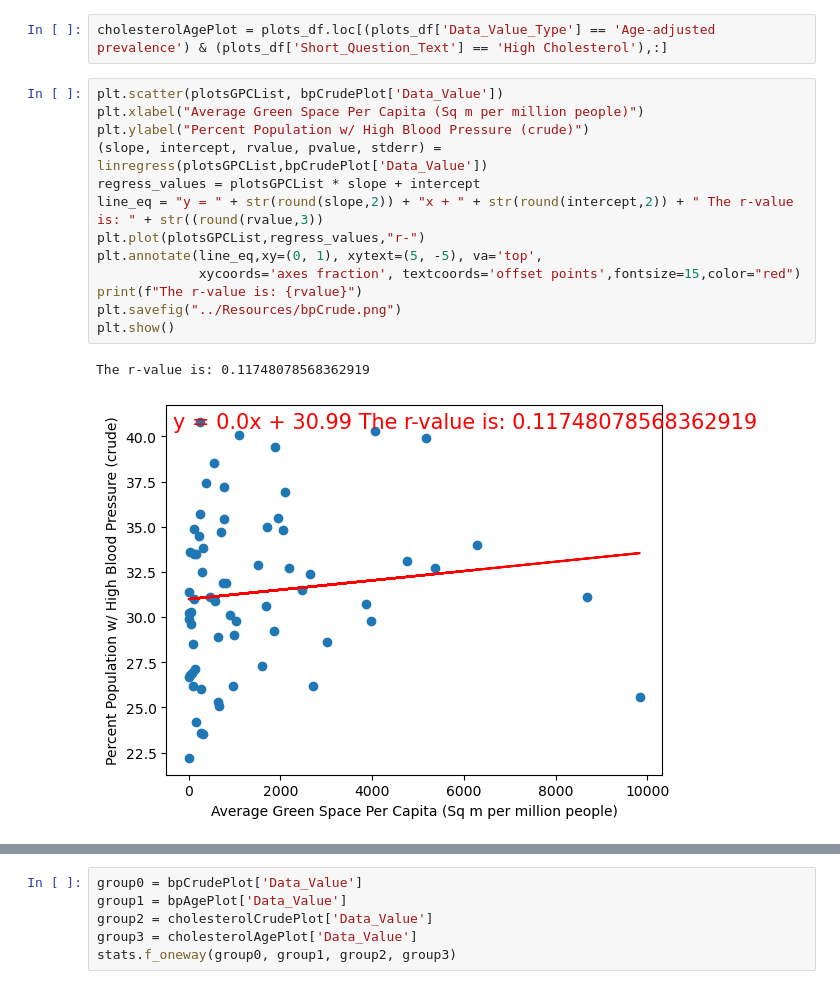
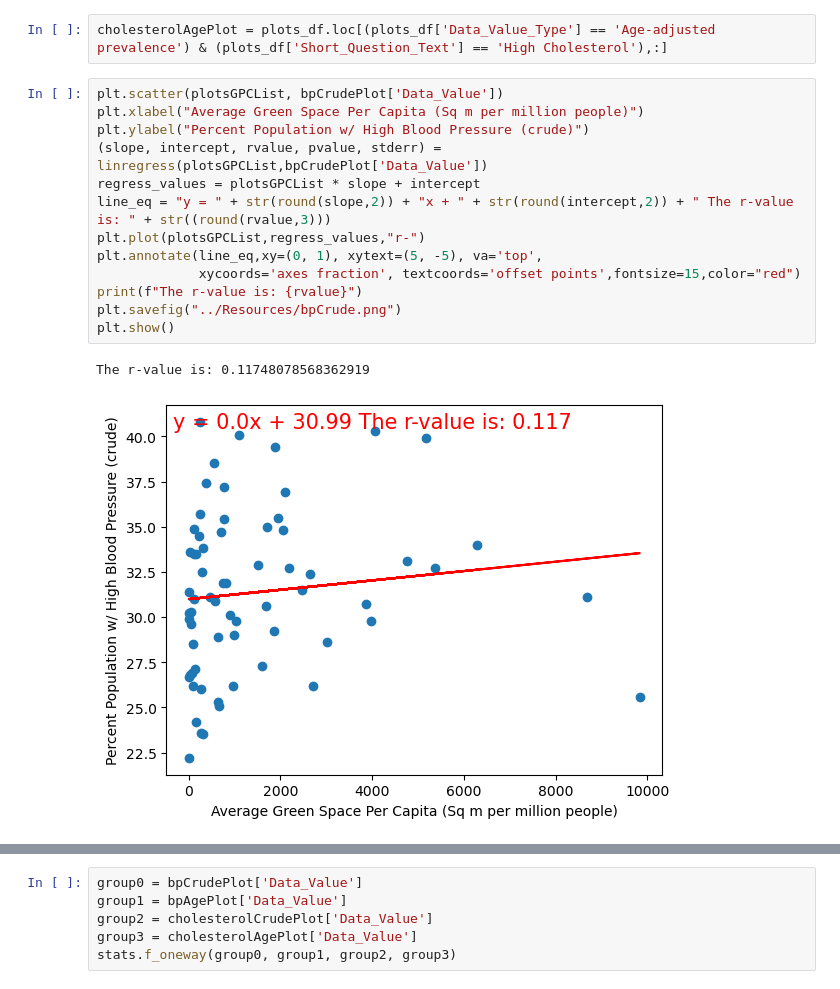
Before and after one commit to codyallison/Project3-Greenspace-Health, a Jupyter notebook: code/datacleanup.ipynb, the cells around one changed output, grey strips where cells are left out. Cells and saved outputs as stored; diff of their text form.

```diff
--- a/code/datacleanup.ipynb
+++ b/code/datacleanup.ipynb
@@ -371,19 +371,19 @@ cholesterolAgePlot = plots_df.loc[(plots_df['Data_Value_Type'] == 'Age-adjusted
 # %%
 plt.scatter(plotsGPCList, bpCrudePlot['Data_Value'])
 plt.xlabel("Average Green Space Per Capita (Sq m per million people)")
 plt.ylabel("Percent Population w/ High Blood Pressure (crude)")
 (slope, intercept, rvalue, pvalue, stderr) = linregress(plotsGPCList,bpCrudePlot['Data_Value'])
 regress_values = plotsGPCList * slope + intercept
-line_eq = "y = " + str(round(slope,2)) + "x + " + str(round(intercept,2)) + " The r-value is: " + str((round(rvalue,3))
+line_eq = "y = " + str(round(slope,2)) + "x + " + str(round(intercept,2)) + " The r-value is: " + str((round(rvalue,3)))
 plt.plot(plotsGPCList,regress_values,"r-")
 plt.annotate(line_eq,xy=(0, 1), xytext=(5, -5), va='top',
              xycoords='axes fraction', textcoords='offset points',fontsize=15,color="red")
 print(f"The r-value is: {rvalue}")
 plt.savefig("../Resources/bpCrude.png")
 plt.show()
 # %% [output]
 The r-value is: 0.11748078568362919
-[figure, old version]
+[figure, new version]
 # %%
 plt.scatter(plotsGPCList, bpAgePlot['Data_Value'])
 plt.xlabel("Average Green Space Per Capita (Sq m per million people)")
```
Also changed, not shown: parts of 3 cells of this notebook, 1 other file.
